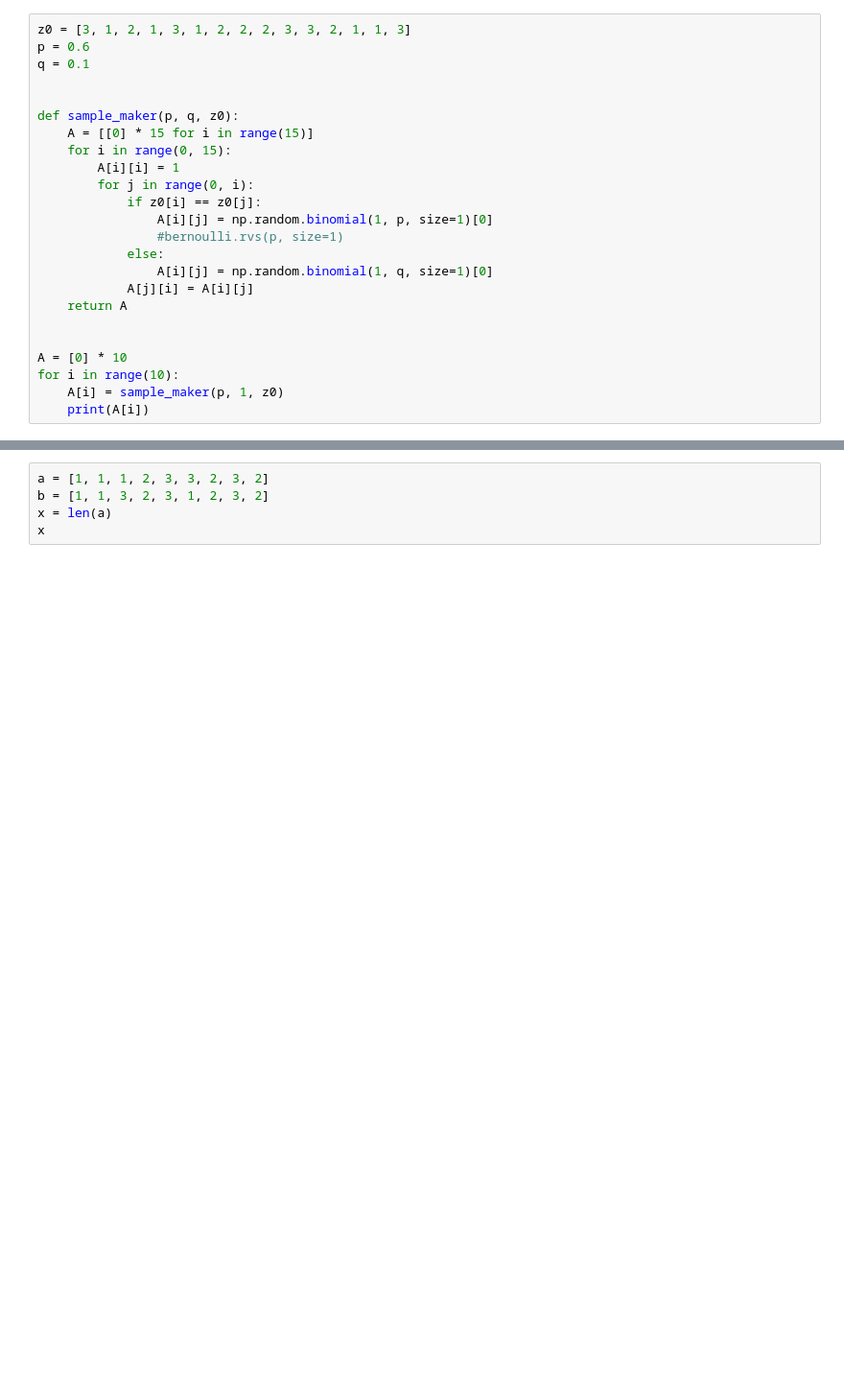
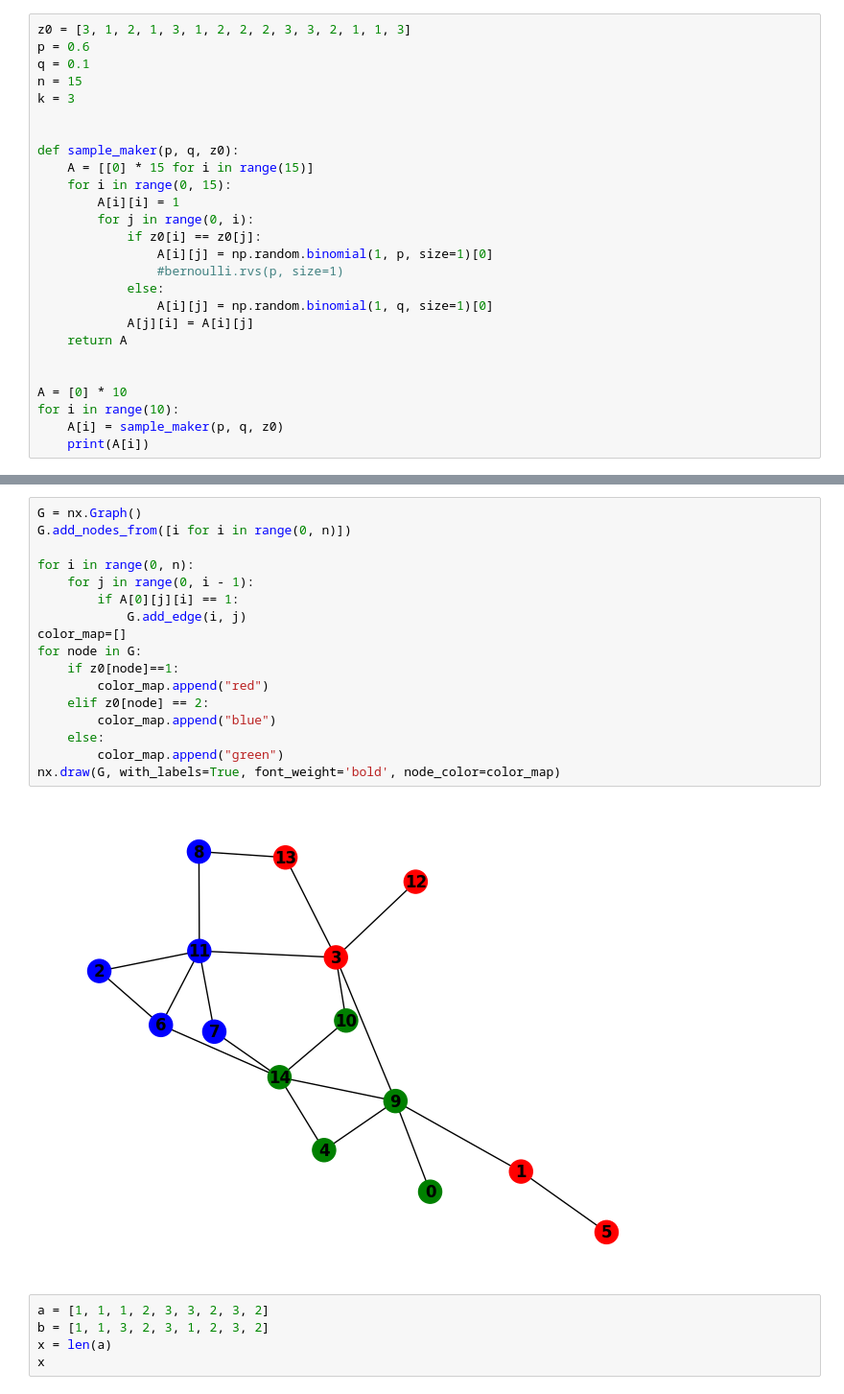
Before and after one commit to AFSA1729/ProbabilityStatisticsProject2023, a Jupyter notebook: Phase1/Part3.ipynb, the cells around one changed output, grey strips where cells are left out. Shown at 96% size. Cells and saved outputs as stored; diff of their text form; blank space fills up the shorter version.

Commit message:
colored

```diff
--- a/Phase1/Part3.ipynb
+++ b/Phase1/Part3.ipynb
@@ -16,6 +8,8 @@ SyntaxError: invalid syntax (800393990.py, line 3)
 z0 = [3, 1, 2, 1, 3, 1, 2, 2, 2, 3, 3, 2, 1, 1, 3]
 p = 0.6
 q = 0.1
+n = 15
+k = 3
 
 
 def sample_maker(p, q, z0):
@@ -34,6 +28,6 @@ def sample_maker(p, q, z0):
 
 A = [0] * 10
 for i in range(10):
-    A[i] = sample_maker(p, 1, z0)
+    A[i] = sample_maker(p, q, z0)
     print(A[i])
 # %% [output]
@@ -55,3 +44,22 @@ NameError: name 'nx' is not defined
+# %%
+G = nx.Graph()
+G.add_nodes_from([i for i in range(0, n)])
+
+for i in range(0, n):
+    for j in range(0, i - 1):
+        if A[0][j][i] == 1:
+            G.add_edge(i, j)
+color_map=[]
+for node in G:
+    if z0[node]==1:
+        color_map.append("red")
+    elif z0[node] == 2:
+        color_map.append("blue")
+    else:
+        color_map.append("green")
+nx.draw(G, with_labels=True, font_weight='bold', node_color=color_map)
+# %% [output]
+[figure, added]
 # %%
 a = [1, 1, 1, 2, 3, 3, 2, 3, 2]
 b = [1, 1, 3, 2, 3, 1, 2, 3, 2]
```
Also changed, not shown: parts of 4 cells of this notebook.
